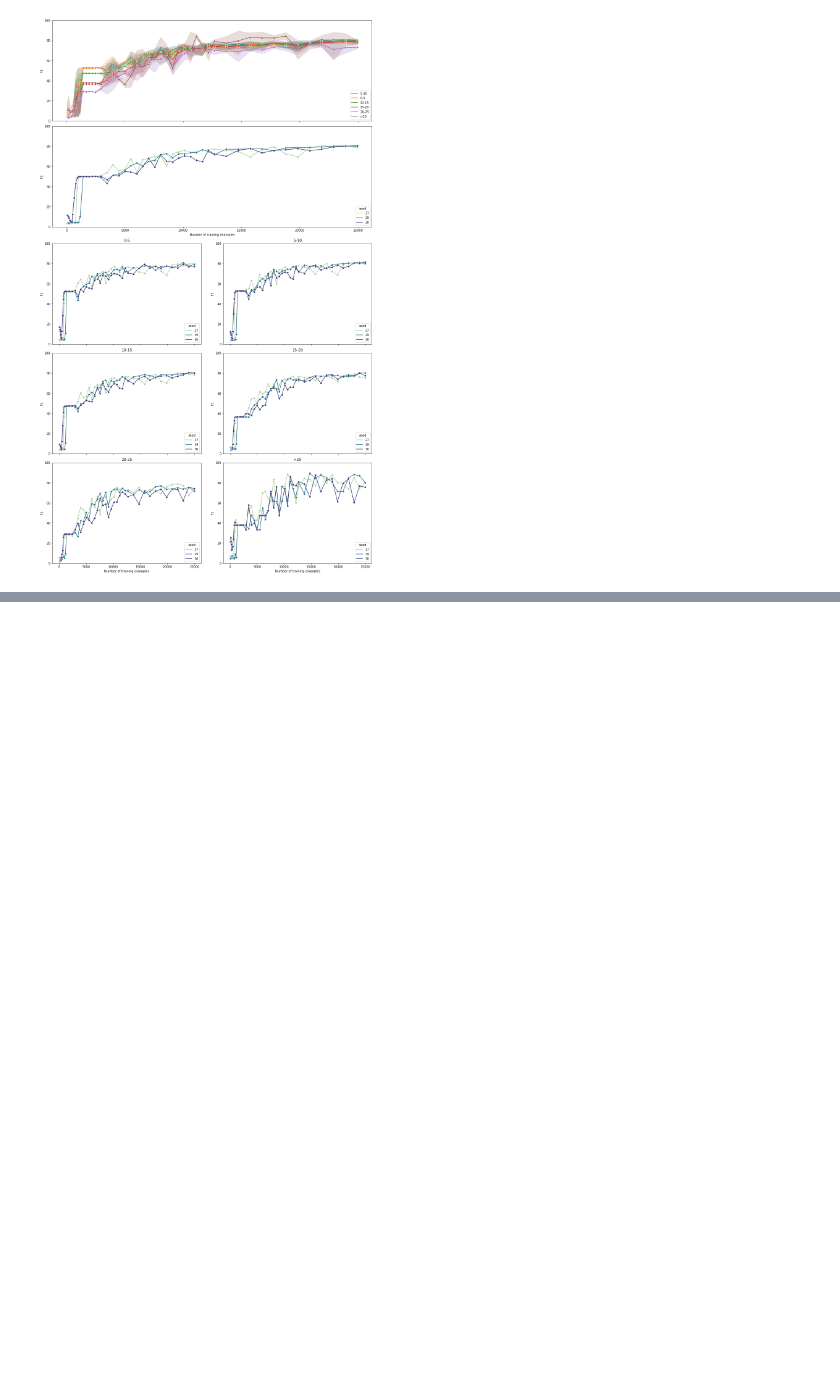
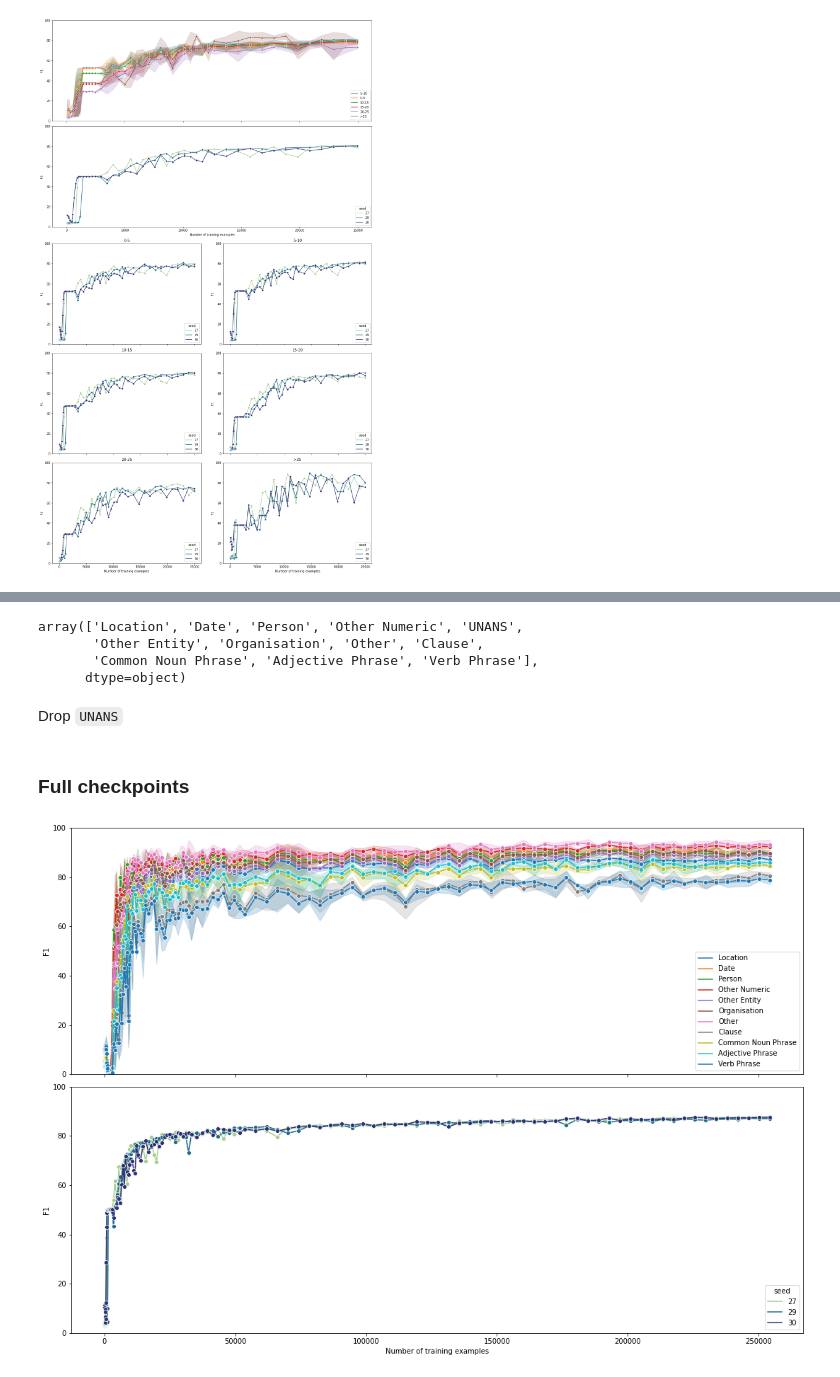
Before and after one commit to stevieg3/when-do-reading-comprehension-models-learn, a Jupyter notebook: notebooks/main/02-albert-xlarge-v2-SQuAD-v2 simple categories - more checkpoints.ipynb, the cells around one changed output, grey strips where cells are left out. Cells and saved outputs as stored; diff of their text form; code cells hidden in the pictures; blank space fills up the shorter version.

Commit message:
Added answer type charts

```diff
--- a/notebooks/main/02-albert-xlarge-v2-SQuAD-v2 simple categories - more checkpoints.ipynb
+++ b/notebooks/main/02-albert-xlarge-v2-SQuAD-v2 simple categories - more checkpoints.ipynb
@@ -825,0 +828,16 @@ plt.show()
+# %%
+metrics_by_cat = pd.DataFrame()
+
+seeds = [27, 29, 30]
+filepaths=[
+    'data/processed/metrics_by_answer_type-albert-xlarge-v2-squadv2-wu=100-lr=3e5-bs=32-msl=384-seed=27.csv',
+    'data/processed/metrics_by_answer_type-albert-xlarge-v2-squadv2-wu=100-lr=3e5-bs=32-msl=384-seed=29.csv',
+    'data/processed/metrics_by_answer_type-albert-xlarge-v2-squadv2-wu=100-lr=3e5-bs=32-msl=384-seed=30.csv'
+]
+
+for seed, fp in zip(seeds, filepaths):
+    df = pd.read_csv(fp)
+    df['seed'] = seed
+    metrics_by_cat = metrics_by_cat.append(df)
+
+metrics_by_cat['num_examples'] = metrics_by_cat['checkpoint'] * BATCH_SIZE
@@ -825,0 +855,36 @@ plt.show()
+# %%
+metrics_by_cat['answer_type'].unique()
+# %% [output]
+array(['Location', 'Date', 'Person', 'Other Numeric', 'UNANS',
+       'Other Entity', 'Organisation', 'Other', 'Clause',
+       'Common Noun Phrase', 'Adjective Phrase', 'Verb Phrase'],
+      dtype=object)
+# %% [markdown]
+Drop `UNANS`
+# %%
+metrics_by_cat = metrics_by_cat[metrics_by_cat['answer_type'] != 'UNANS']
+# %% [markdown]
+### Full checkpoints
+# %%
+fig = plt.figure(constrained_layout=True, figsize=(15, 25))
+gs = fig.add_gridspec(5, 2)
+
+# Overall (all examples) by seed
+ax2 = fig.add_subplot(gs[1, :])
+ax2.set_xlabel('Number of training examples')
+ax2.set_ylabel('F1')
+ax2.set_ylim(0, 100)
+sns.lineplot(data=metrics_by_cat, y='overall_f1', x='num_examples', hue='seed', marker='o', palette='crest', ax=ax2)
+ax2.legend(title='seed', loc='lower right')
+
+# By category
+ax1 = fig.add_subplot(gs[0, :], sharex=ax2, sharey=ax2)
+plt.setp(ax1.get_xticklabels(), visible=False)
+ax1.set_ylabel('F1')
+ax1.set_ylim(0, 100)
+sns.lineplot(data=metrics_by_cat, y='f1', x='num_examples', hue='answer_type', marker='o', palette='tab10', ax=ax1)
+ax1.legend(loc='lower right')
+
+plt.show()
+# %% [output]
+[figure, added]
```
Also changed, not shown: parts of 5 cells of this notebook, 1 other file.
